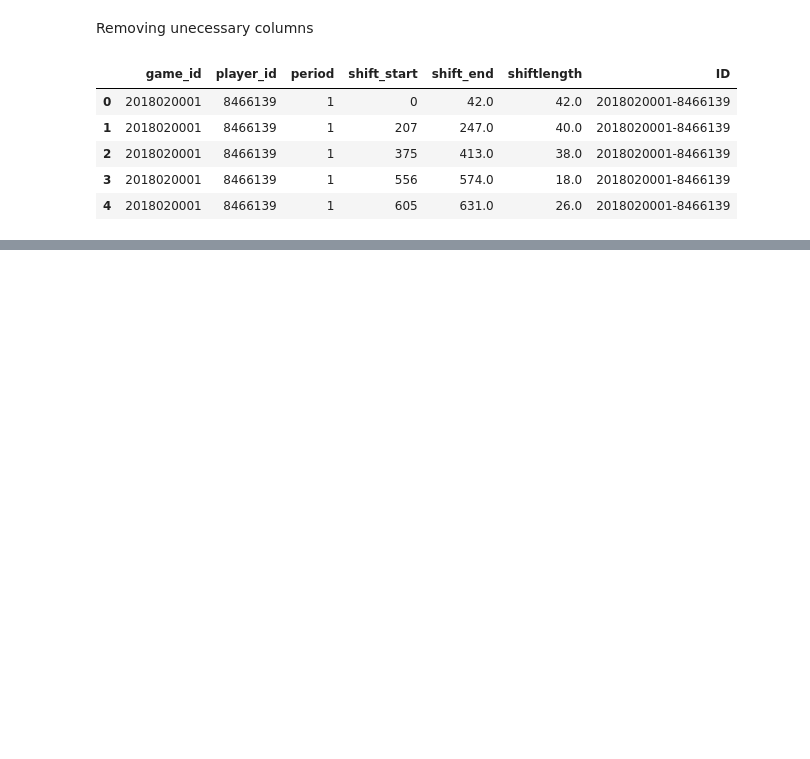
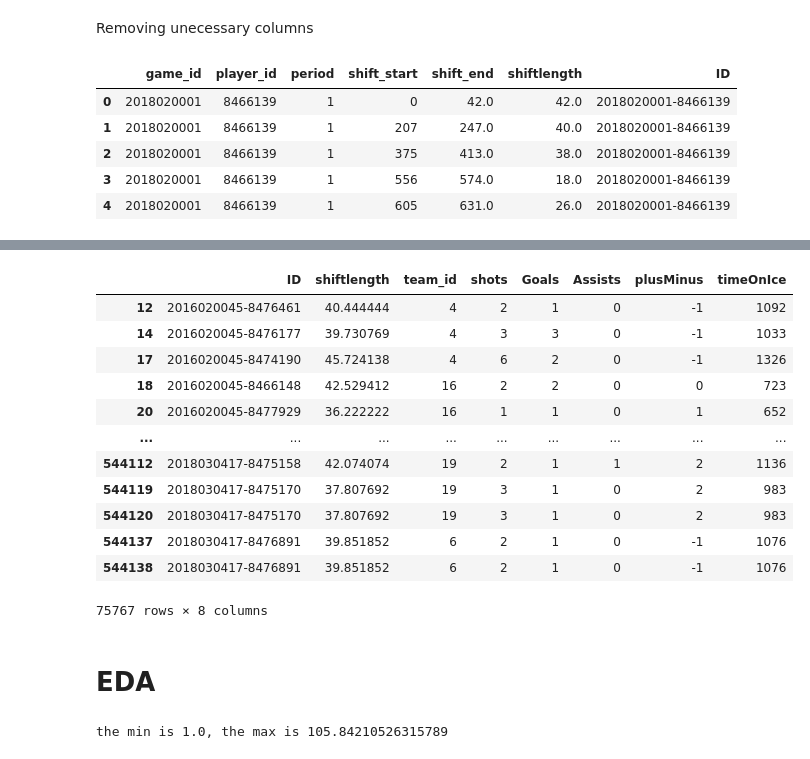
Before and after one commit to data301-2021-summer2/project-group39-project, a Jupyter notebook: analysis/Vanessa/Milestone2.ipynb, the cells around one changed output, grey strips where cells are left out. Cells and saved outputs as stored; diff of their text form; code cells hidden in the pictures; blank space fills up the shorter version.

```diff
--- a/analysis/Vanessa/Milestone2.ipynb
+++ b/analysis/Vanessa/Milestone2.ipynb
@@ -96,0 +104,23 @@ df
+# %%
+df_goals=df[df['Goals']>0]
+df_goals
+# %% [output]
+|  | ID | shiftlength | team_id | shots | Goals | Assists | plusMinus | timeOnIce |
+| 12 | 2016020045-8476461 | 40.444444 | 4 | 2 | 1 | 0 | -1 | 1092 |
+| 14 | 2016020045-8476177 | 39.730769 | 4 | 3 | 3 | 0 | -1 | 1033 |
+| 17 | 2016020045-8474190 | 45.724138 | 4 | 6 | 2 | 0 | -1 | 1326 |
+| 18 | 2016020045-8466148 | 42.529412 | 16 | 2 | 2 | 0 | 0 | 723 |
+| 20 | 2016020045-8477929 | 36.222222 | 16 | 1 | 1 | 0 | 1 | 652 |
+| ... | ... | ... | ... | ... | ... | ... | ... | ... |
+| 544112 | 2018030417-8475158 | 42.074074 | 19 | 2 | 1 | 1 | 2 | 1136 |
+| 544119 | 2018030417-8475170 | 37.807692 | 19 | 3 | 1 | 0 | 2 | 983 |
+| 544120 | 2018030417-8475170 | 37.807692 | 19 | 3 | 1 | 0 | 2 | 983 |
+| 544137 | 2018030417-8476891 | 39.851852 | 6 | 2 | 1 | 0 | -1 | 1076 |
+| 544138 | 2018030417-8476891 | 39.851852 | 6 | 2 | 1 | 0 | -1 | 1076 |
+75767 rows × 8 columns
+# %% [markdown]
+# EDA
+# %%
+print(f"the min is {min(df['shiftlength'])}, the max is {max(df['shiftlength'])}")
+# %% [output]
+the min is 1.0, the max is 105.84210526315789
```
Also changed, not shown: parts of 7 cells of this notebook, 2 other files.
